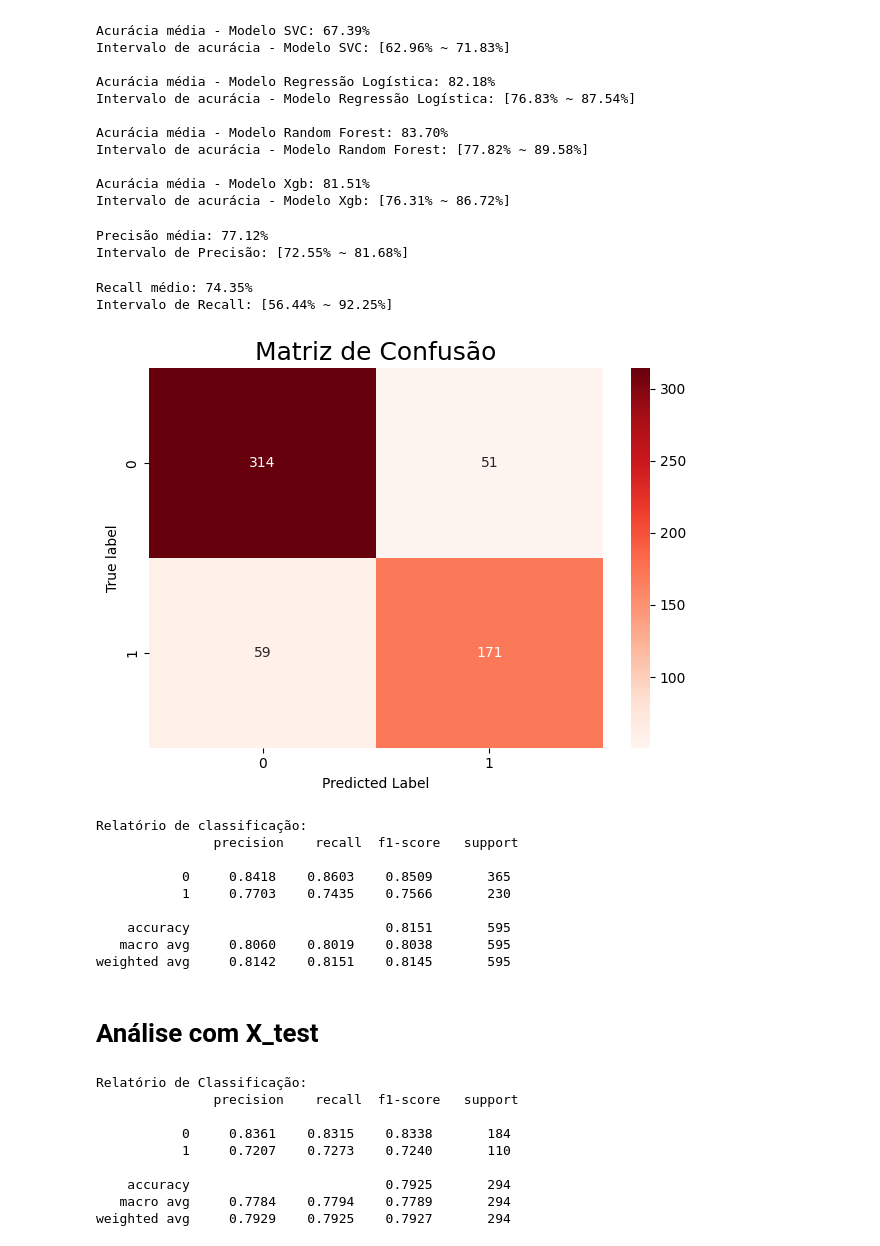
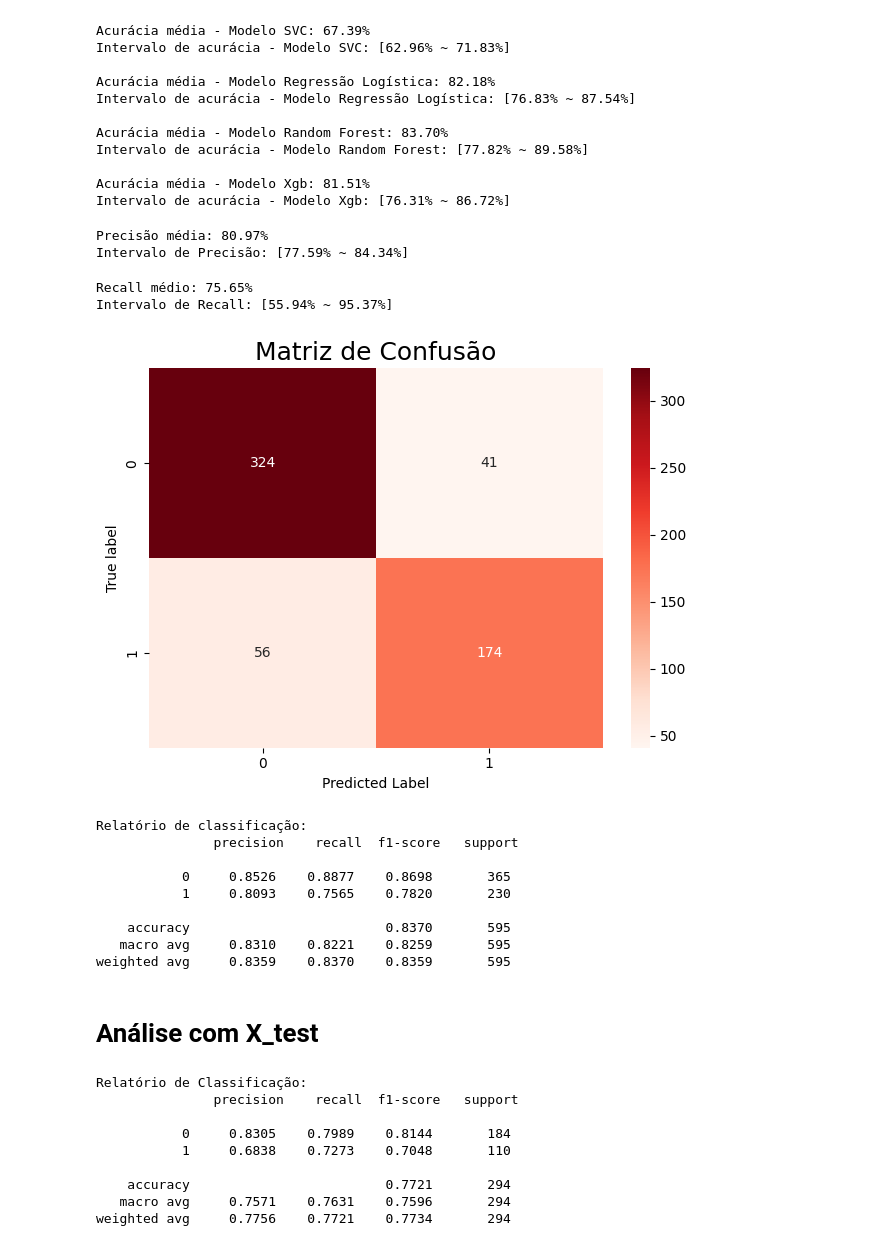
Before and after one commit to mayaramatos/desafio_ds, a Jupyter notebook: desafio-titanic/notebooks/EDA_TITANIC.ipynb, the cells around one changed output. Drawn from its saved outputs; the diff is of its cells as text; code cells hidden in the pictures.

```diff
--- a/desafio-titanic/notebooks/EDA_TITANIC.ipynb
+++ b/desafio-titanic/notebooks/EDA_TITANIC.ipynb
@@ -370,13 +368,13 @@ def intervalo_prec(results):
 
 np.random.seed(SEED)
 cv = StratifiedKFold(n_splits = 5, shuffle = True)
-model = xgb.XGBClassifier()
+model =  RandomForestClassifier(n_estimators=100)
 results = cross_val_score(model, X_train, y_train, cv = cv, scoring = 'precision')
 
 intervalo_prec(results)
 # %% [output]
-Precisão média: 77.12%
-Intervalo de Precisão: [72.55% ~ 81.68%]
+Precisão média: 80.97%
+Intervalo de Precisão: [77.59% ~ 84.34%]
 # %%
 def intervalo_recall(results):
     mean = results.mean()
@@ -386,45 +384,46 @@ def intervalo_recall(results):
 
 np.random.seed(SEED)
 cv = StratifiedKFold(n_splits = 5, shuffle = True)
-model = xgb.XGBClassifier()
+model =  RandomForestClassifier(n_estimators=100)
 results = cross_val_score( model, X_train, y_train, cv = cv, scoring = 'recall')
 
 intervalo_recall(results)
 # %% [output]
-Recall médio: 74.35%
-Intervalo de Recall: [56.44% ~ 92.25%]
+Recall médio: 75.65%
+Intervalo de Recall: [55.94% ~ 95.37%]
 # %%
 np.random.seed(SEED)
 cv = StratifiedKFold(n_splits = 5, shuffle = True)
-model = xgb.XGBClassifier()
+model = RandomForestClassifier(n_estimators=100)
 y_pred = cross_val_predict(model, X_train, y_train, cv = cv)
 fig, ax = plt.subplots()
 sns.heatmap(confusion_matrix(y_train, y_pred), annot=True,
             ax=ax, fmt='d', cmap='Reds')
 ax.set_title("Matriz de Confusão", fontsize=18)
 ax.set_ylabel("True label")
 ax.set_xlabel("Predicted Label")
 plt.tight_layout()
 # %% [output]
-[figure, old version]
+[figure, new version]
 # %%
 print('Relatório de classificação:\n', classification_report(y_train, y_pred, digits=4))
 # %% [output]
 Relatório de classificação:
                precision    recall  f1-score   support
 
-           0     0.8418    0.8603    0.8509       365
-           1     0.7703    0.7435    0.7566       230
+           0     0.8526    0.8877    0.8698       365
+           1     0.8093    0.7565    0.7820       230
 
-    accuracy                         0.8151       595
-   macro avg     0.8060    0.8019    0.8038       595
-weighted avg     0.8142    0.8151    0.8145       595
+    accuracy                         0.8370       595
+   macro avg     0.8310    0.8221    0.8259       595
+weighted avg     0.8359    0.8370    0.8359       595
 # %% [markdown]
 # Análise com X_test
 # %%
 np.random.seed(SEED)
-final_model = xgb.XGBClassifier()
+final_model =  RandomForestClassifier(n_estimators=100)
 final_model.fit(X_train, y_train)
+X_test.columns = X_test.columns.astype(str)
 y_pred = final_model.predict(X_test)
 # imprimir relatório de classificação
 print("Relatório de Classificação:\n", classification_report(y_test, y_pred, digits=4))
@@ -432,9 +431,9 @@ print("Relatório de Classificação:\n", classification_report(y_test, y_pred,
 Relatório de Classificação:
                precision    recall  f1-score   support
 
-           0     0.8361    0.8315    0.8338       184
-           1     0.7207    0.7273    0.7240       110
+           0     0.8305    0.7989    0.8144       184
+           1     0.6838    0.7273    0.7048       110
 
-    accuracy                         0.7925       294
-   macro avg     0.7784    0.7794    0.7789       294
-weighted avg     0.7929    0.7925    0.7927       294
+    accuracy                         0.7721       294
+   macro avg     0.7571    0.7631    0.7596       294
+weighted avg     0.7756    0.7721    0.7734       294
```
Also changed, not shown: parts of 2 cells of this notebook, 3 other files.
